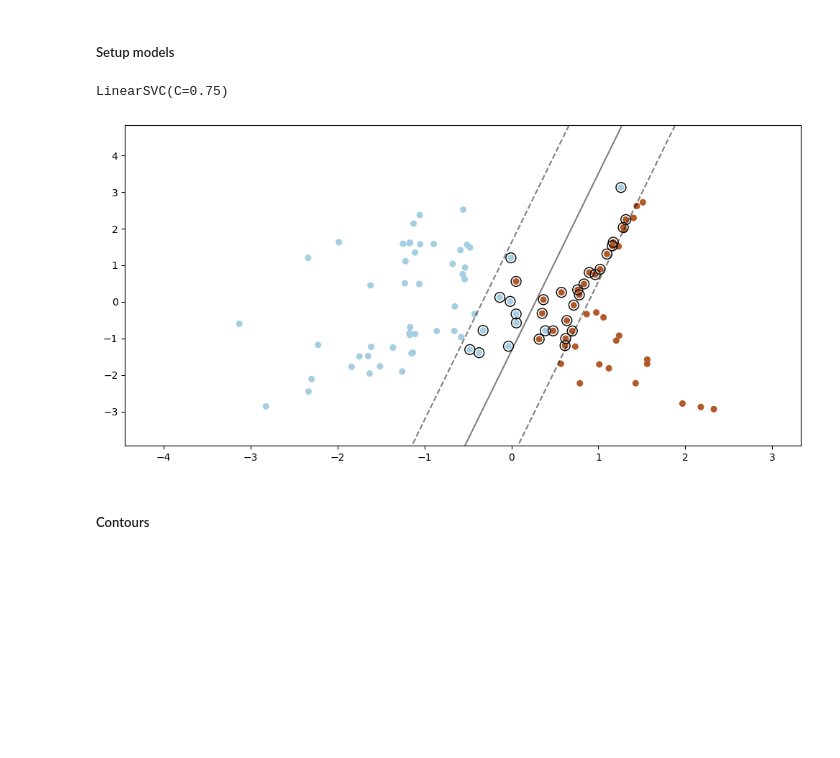
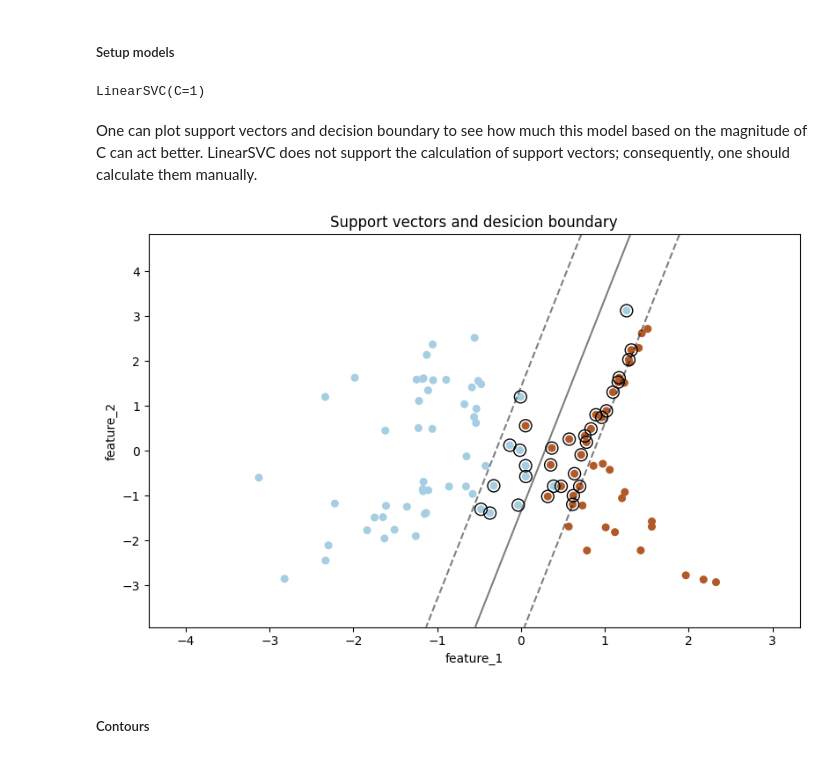
Before and after one commit to hooman-b/Machine_learning_assignments, a Jupyter notebook: Supervised_Learning/Fifth_Assignment/E_LR_SVM.ipynb, the cells around one changed output. Cells and saved outputs as stored; diff of their text form; code cells hidden in the pictures; blank space fills up the shorter version.

```diff
--- a/Supervised_Learning/Fifth_Assignment/E_LR_SVM.ipynb
+++ b/Supervised_Learning/Fifth_Assignment/E_LR_SVM.ipynb
@@ -176,10 +195,10 @@ y_train, y_test = y[:100], y[100:]
 # %%
 # make the models
 lr = LogisticRegression()
-svm = LinearSVC(C=0.75)
+svm = LinearSVC(C=1)
 # %%
 # train the models by using training data
 lr.fit(X_train, y_train)
 svm.fit(X_train, y_train)
 # %% [output]
-LinearSVC(C=0.75)
+LinearSVC(C=1)
@@ -188,40 +205,50 @@ decision_values = svm.decision_function(X_train)
+# %% [markdown]
+One can plot support vectors and decision boundary to see how much this model based on the magnitude of C can act better. LinearSVC does not support the calculation of support vectors; consequently, one should calculate them manually.
 # %%
+# Using this link
+# https://scikit-learn.org/stable/auto_examples/svm/plot_linearsvc_support_vectors.html#sphx-glr-auto-examples-svm-plot-linearsvc-support-vectors-py
+
 from sklearn.inspection import DecisionBoundaryDisplay
 
+# Predict confidence scores for training samples.
+decision_values = svm.decision_function(X_train)
 
-plt.figure(figsize=(10, 5))
+plt.figure(figsize=(8, 5))
 # The support vectors are the samples that lie within the margin
 # boundaries, whose size is conventionally constrained to 1
 support_vector_indices = np.where(np.abs(decision_values) <= 1 + 1e-15)[0]
 support_vectors = X[support_vector_indices]
 
 #plt.subplot(1, 2, i + 1)
 plt.scatter(X_train[:, 0], X_train[:, 1], c=y_train, s=30, cmap=plt.cm.Paired)
 ax = plt.gca()
 DecisionBoundaryDisplay.from_estimator(
         svm,
         X,
         ax=ax,
         grid_resolution=50,
         plot_method="contour",
         colors="k",
         levels=[-1, 0, 1],
         alpha=0.5,
         linestyles=["--", "-", "--"],
     )
 plt.scatter(
         support_vectors[:, 0],
         support_vectors[:, 1],
         s=100,
         linewidth=1,
         facecolors="none",
         edgecolors="k",
     )
 #plt.title("C=" + str(C))
 plt.tight_layout()
+plt.title('Support vectors and desicion boundary')
+plt.xlabel('feature_1')
+plt.ylabel('feature_2')
 plt.show()
 # %% [output]
-[figure, old version]
+[figure, new version]
 # %% [markdown]
 ##### Contours
 # %%
```
Also changed, not shown: parts of 25 cells of this notebook.
